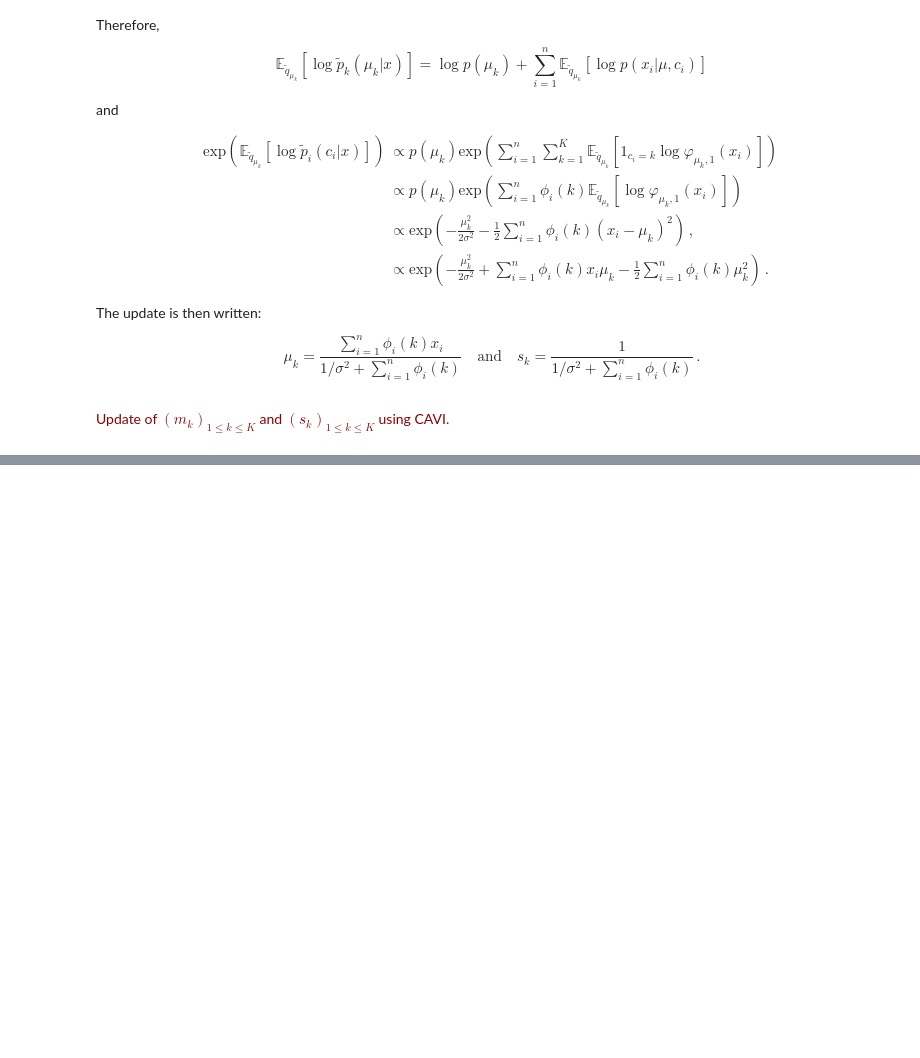
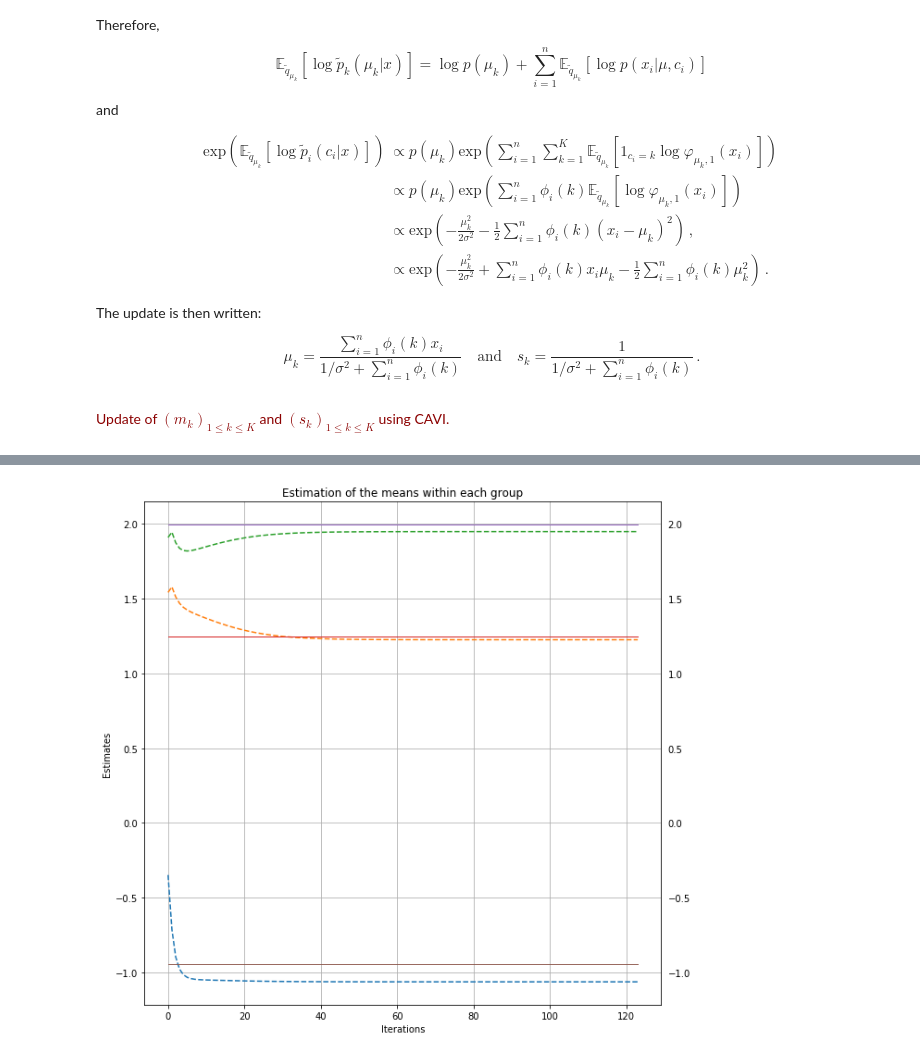
Before and after one commit to charlesollion/dlexperiments, a Jupyter notebook: VI_basics.ipynb, the cells around one changed output, grey strips where cells are left out. Cells and saved outputs as stored; diff of their text form; code cells hidden in the pictures; blank space fills up the shorter version.

```diff
--- a/VI_basics.ipynb
+++ b/VI_basics.ipynb
@@ -237,0 +258,15 @@ plt.legend();
+# %%
+# Convergence of the estimators
+nb_iter = np.array(elbos).size # number of iterations before stopping criterion
+fig = plt.figure(figsize=(10,10))
+plt.plot(m_est, '--')
+plt.plot(np.arange(nb_iter),mu[0]*np.ones(nb_iter), linewidth=1, label = 'True mean of the cluster 0')
+plt.plot(np.arange(nb_iter),mu[1]*np.ones(nb_iter), linewidth=1, label = 'True mean of the cluster 1')
+plt.plot(np.arange(nb_iter),mu[2]*np.ones(nb_iter), linewidth=1, label = 'True mean of the cluster 2')
+plt.tick_params(labelright=True)
+plt.grid(True)
+plt.ylabel('Estimates')
+plt.xlabel('Iterations')
+plt.title('Estimation of the means within each group');
+# %% [output]
+[figure, added]
```
Also changed, not shown: parts of 21 cells of this notebook.
